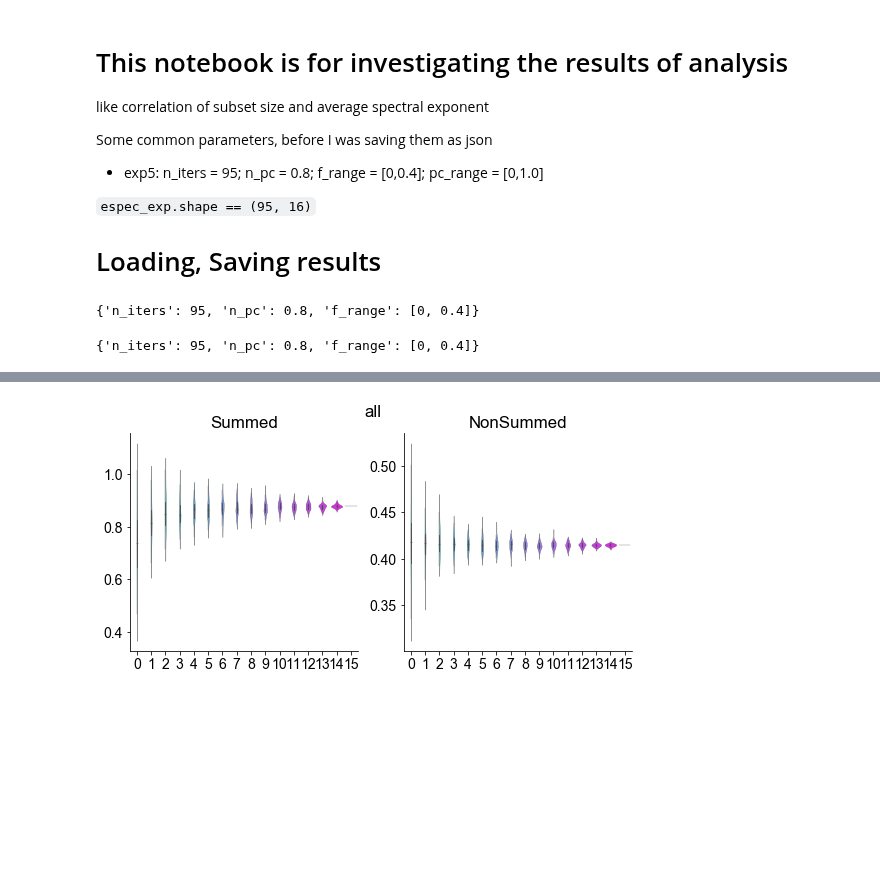
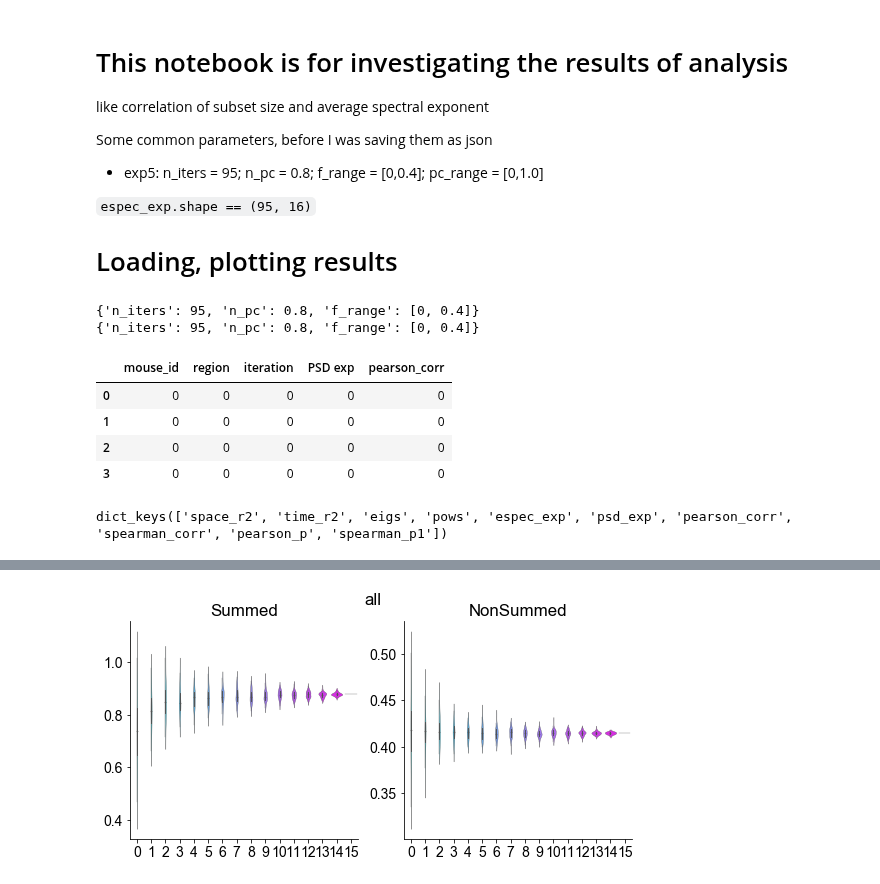
Before and after one commit to voytekresearch/galaxybrain, a Jupyter notebook: notebooks/explorative_analysis_plotting.ipynb, the cells around one changed output, grey strips where cells are left out. Saved outputs shown, nothing was run; the diff lists cells and outputs as text; code cells hidden in the pictures; blank space fills up the shorter version.

```diff
--- a/notebooks/explorative_analysis_plotting.ipynb
+++ b/notebooks/explorative_analysis_plotting.ipynb
@@ -26,12 +26,25 @@ Some common parameters, before I was saving them as json
 
 `espec_exp.shape == (95, 16)`
 
-# Loading, Saving results
+# Loading, plotting results
 # %%
 nosum = load_results('../data/experiments/NOSUM')
+mice = load_results('../data/experiments/exp6', kind='mouse_old')
 # %% [output]
 {'n_iters': 95, 'n_pc': 0.8, 'f_range': [0, 0.4]}
+{'n_iters': 95, 'n_pc': 0.8, 'f_range': [0, 0.4]}
-# %%
-mice = load_results('../data/experiments/exp6', kind='mouse_old')
-# %% [output]
-{'n_iters': 95, 'n_pc': 0.8, 'f_range': [0, 0.4]}
+# %%
+main_df = pd.DataFrame(columns=['mouse_id', 'region', 'iteration','PSD exp', 'pearson_corr'])
+for c in main_df.columns:
+    main_df[c] = [0,0,0,0]
+main_df
+# %% [output]
+|  | mouse_id | region | iteration | PSD exp | pearson_corr |
+| 0 | 0 | 0 | 0 | 0 | 0 |
+| 1 | 0 | 0 | 0 | 0 | 0 |
+| 2 | 0 | 0 | 0 | 0 | 0 |
+| 3 | 0 | 0 | 0 | 0 | 0 |
+# %%
+mice['krebs']['all']['data'].keys()
+# %% [output]
+dict_keys(['space_r2', 'time_r2', 'eigs', 'pows', 'espec_exp', 'psd_exp', 'pearson_corr', 'spearman_corr', 'pearson_p', 'spearman_p1'])
```
Also changed, not shown: parts of 3 cells of this notebook, 6 other files.
